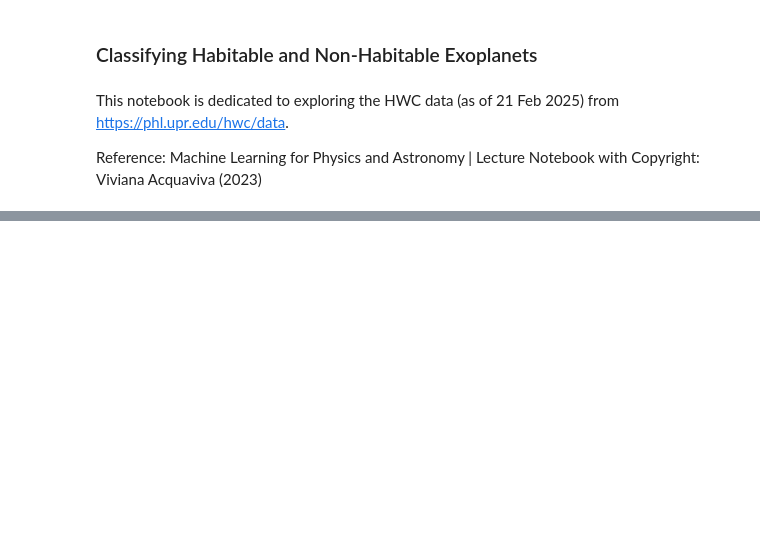
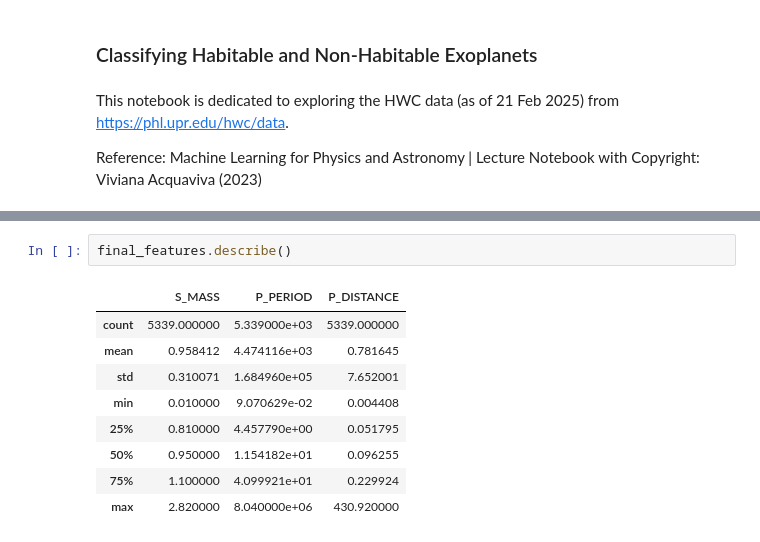
Before and after one commit to mrdchua/Supervised-Classification, a Jupyter notebook: Exoplanets/exoplanets_interfacing.ipynb, the cells around one changed output, grey strips where cells are left out. Cells and saved outputs as stored; diff of their text form; blank space fills up the shorter version.

```diff
--- a/Exoplanets/exoplanets_interfacing.ipynb
+++ b/Exoplanets/exoplanets_interfacing.ipynb
@@ -57,0 +231,12 @@ df.groupby("P_HABITABLE").count()
+# %%
+final_features.describe()
+# %% [output]
+|  | S_MASS | P_PERIOD | P_DISTANCE |
+| count | 5339.000000 | 5.339000e+03 | 5339.000000 |
+| mean | 0.958412 | 4.474116e+03 | 0.781645 |
+| std | 0.310071 | 1.684960e+05 | 7.652001 |
+| min | 0.010000 | 9.070629e-02 | 0.004408 |
+| 25% | 0.810000 | 4.457790e+00 | 0.051795 |
+| 50% | 0.950000 | 1.154182e+01 | 0.096255 |
+| 75% | 1.100000 | 4.099921e+01 | 0.229924 |
+| max | 2.820000 | 8.040000e+06 | 430.920000 |
```
Also changed, not shown: parts of 35 cells of this notebook.
